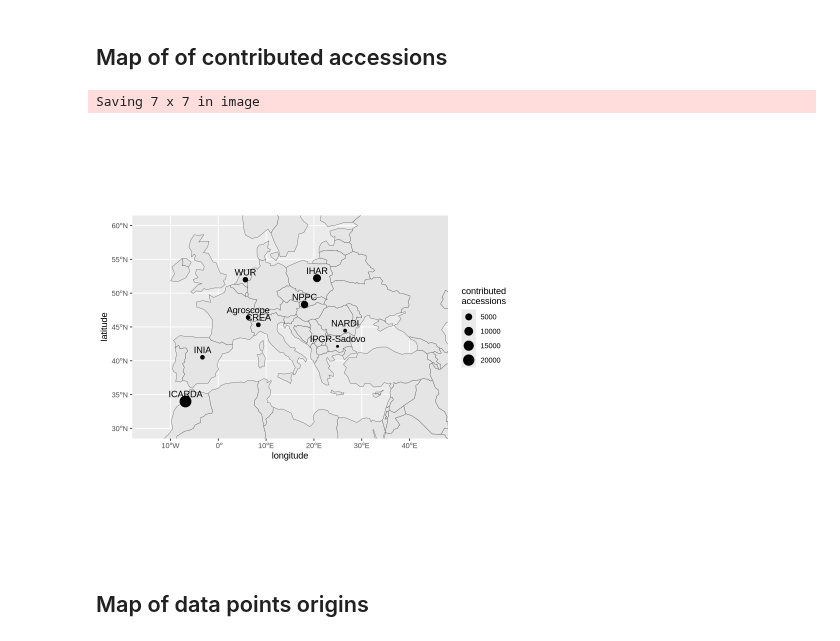
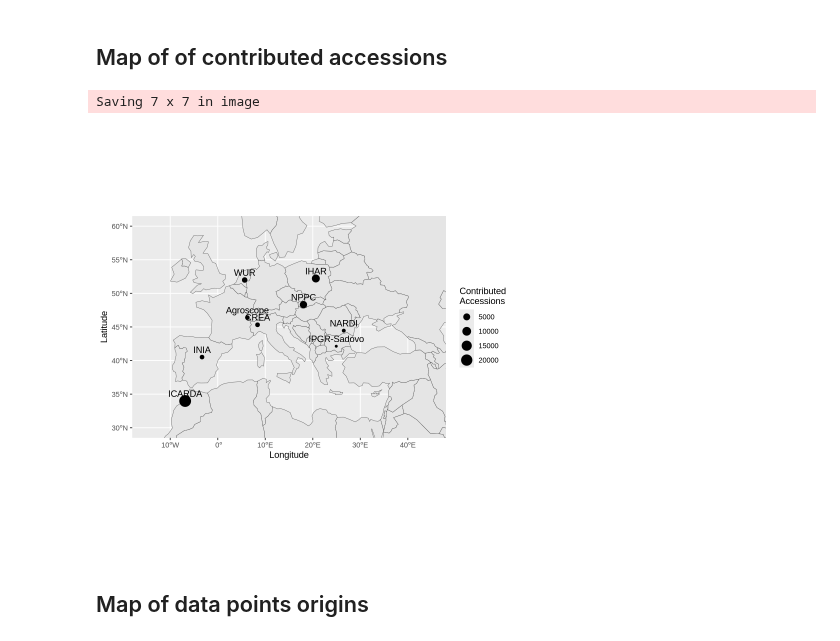
Before and after one commit to AGENTproject/historic_pheno_data_analysis, a Jupyter notebook: figures_and_tables.ipynb, the cells around one changed output. Cells and saved outputs as stored; diff of their text form; code cells hidden in the pictures.

```diff
--- a/figures_and_tables.ipynb
+++ b/figures_and_tables.ipynb
@@ -265,35 +273,35 @@ gt::gtsave("triticum_species_counts.html")
 # %%
 genebank_locations = tribble(
     ~genebank,      ~latitude,   ~longitude,
     "Agroscope",    46.399,      6.232,
     "CREA",         45.323,      8.373,
     "ICARDA",       33.980,      -6.860,
     "IHAR",         52.214,      20.644,
     "INIA",         40.515,      -3.311,
     "IPGR-Sadovo",  42.131,      24.940,
     "NARDI",        44.450,      26.522,
     "NPPC",         48.325,      18.035,
     "WUR",          51.986,      5.663,
 )
 
 accessions_counts <- BLUE_values |>
     select(dataset) |>
     mutate(genebank = str_split_i(dataset, "_", 1)) |>
     count(genebank, name="n_accessions") |>
     left_join(genebank_locations, by="genebank")
 
 base_sf <- rnaturalearth::ne_countries(returnclass = "sf") |>
     select(name, geometry)
 
 ggplot(accessions_counts) + geom_sf(data=base_sf) +
 coord_sf(xlim = c(-15, 45), ylim = c(30, 60)) +
 geom_point(aes(x = longitude, y = latitude, size = n_accessions)) +
 geom_text(aes(x = longitude, y = latitude, label = genebank), nudge_y=1.1) +
-labs(size = "contributed\naccessions")
+labs(size = "Contributed\nAccessions", x = "Longitude", y = "Latitude")
 ggsave("accessions_contributions_map.svg")
 # %% [output]
 Saving 7 x 7 in image
-[figure, old version]
+[figure, new version]
 # %% [markdown]
 ## Map of data points origins
 # %%
```
Also changed, not shown: parts of 6 cells of this notebook, 10 other files.
